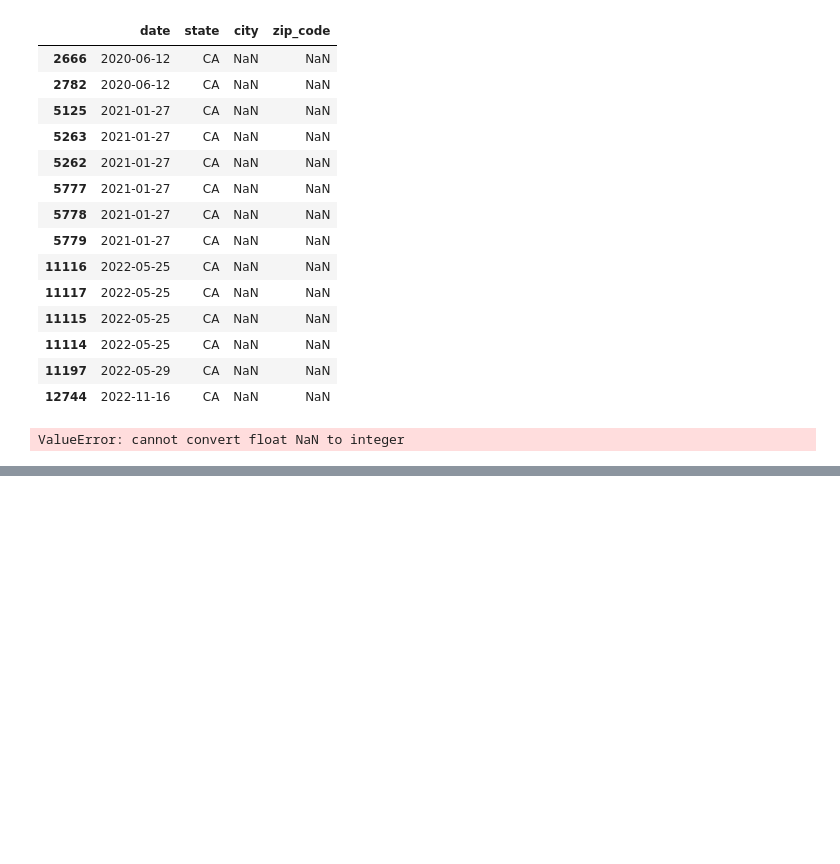
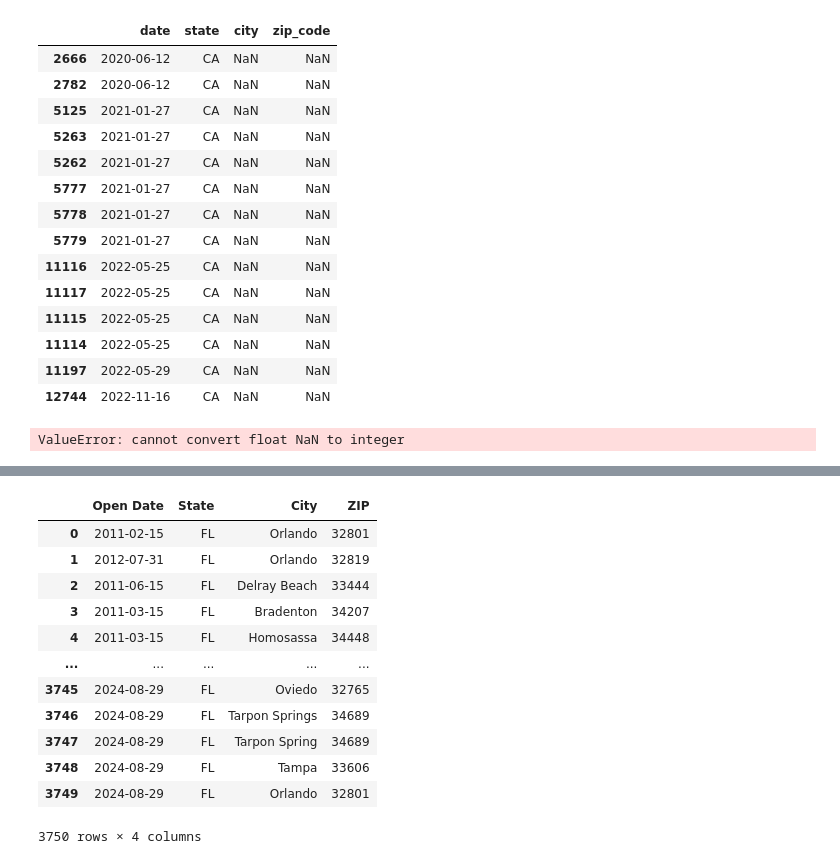
Before and after one commit to rune-encoder/Project-1, a Jupyter notebook: notebooks/individual_work/alex_exploration/alex_exploration.ipynb, the cells around one changed output, grey strips where cells are left out. Saved outputs shown, nothing was run; the diff lists cells and outputs as text; code cells hidden in the pictures; blank space fills up the shorter version.

```diff
--- a/notebooks/individual_work/alex_exploration/alex_exploration.ipynb
+++ b/notebooks/individual_work/alex_exploration/alex_exploration.ipynb
@@ -174,0 +230,19 @@ type(df["zip_code"].values[0])
+# %%
+select_columns = ["State","City","ZIP"]
+
+df = fl_fuelstation_df[select_columns].reset_index()
+df
+# %% [output]
+|  | Open Date | State | City | ZIP |
+| 0 | 2011-02-15 | FL | Orlando | 32801 |
+| 1 | 2012-07-31 | FL | Orlando | 32819 |
+| 2 | 2011-06-15 | FL | Delray Beach | 33444 |
+| 3 | 2011-03-15 | FL | Bradenton | 34207 |
+| 4 | 2011-03-15 | FL | Homosassa | 34448 |
+| ... | ... | ... | ... | ... |
+| 3745 | 2024-08-29 | FL | Oviedo | 32765 |
+| 3746 | 2024-08-29 | FL | Tarpon Springs | 34689 |
+| 3747 | 2024-08-29 | FL | Tarpon Spring | 34689 |
+| 3748 | 2024-08-29 | FL | Tampa | 33606 |
+| 3749 | 2024-08-29 | FL | Orlando | 32801 |
+3750 rows × 4 columns
```
Also changed, not shown: parts of 25 cells of this notebook, 2 other files.
